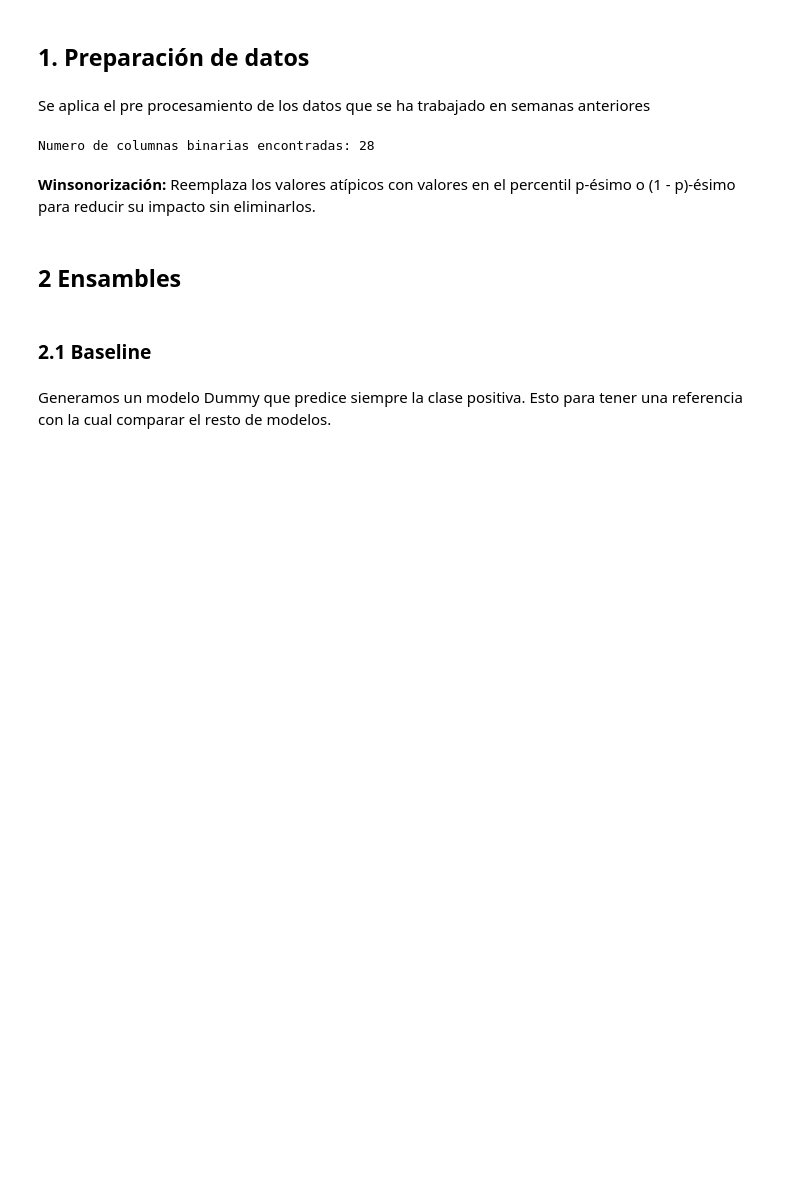
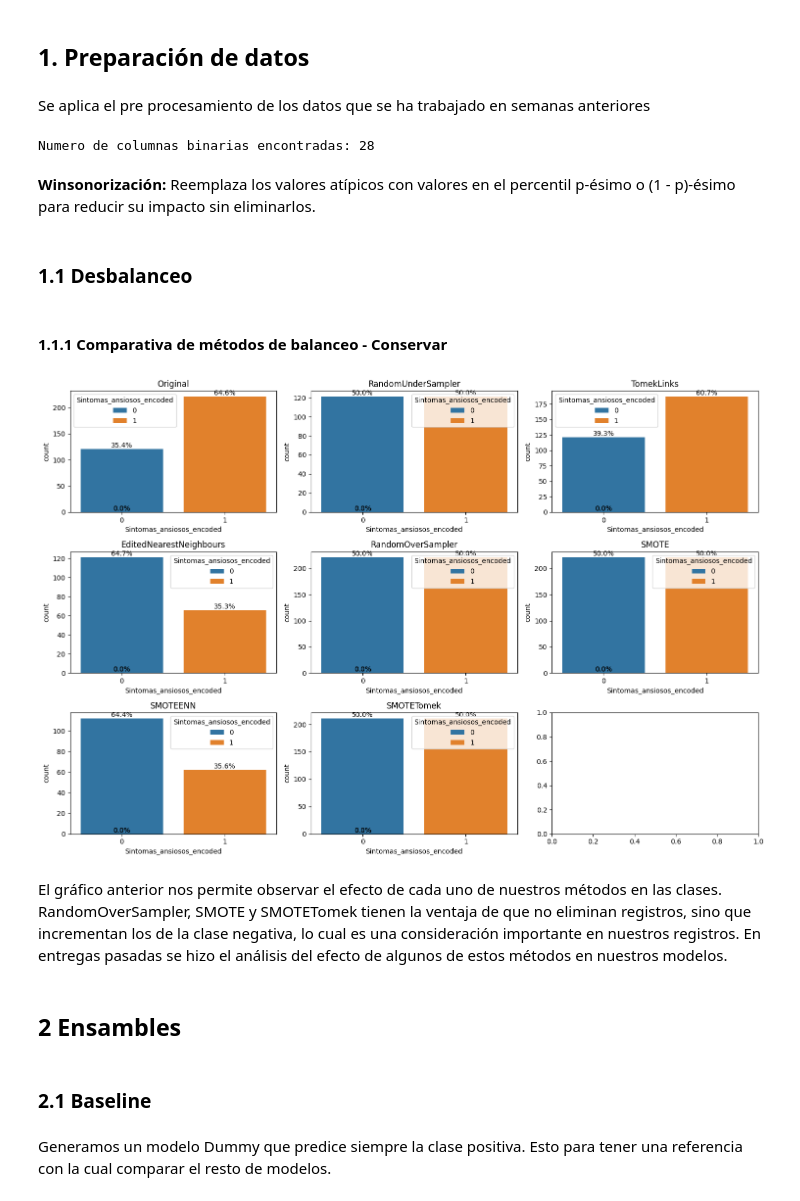
Before and after one commit to daniela-estevez/ProyectoIntegrador, a Jupyter notebook: Avance5_13Equipo.ipynb, the cells around one changed output. Cells and saved outputs as stored; diff of their text form; code cells hidden in the pictures; blank space fills up the shorter version.

```diff
--- a/Avance5_13Equipo.ipynb
+++ b/Avance5_13Equipo.ipynb
@@ -224,3 +233,53 @@ df_TC_encoded = pd.get_dummies(df_TC_encoded, columns=cat_no_orginales, drop_fir
+# %% [markdown]
+### 1.1 Desbalanceo
+# %% [markdown]
+#### 1.1.1 Comparativa de métodos de balanceo - Conservar
+# %%
+# Balanceo del dataset
+
+# Crear un DataFrame con Xtv1 y ytv1
+df_train = pd.concat([Xtv1, ytv1], axis=1)
+
+models = [
+    ('Original', df_train),
+    ('RandomUnderSampler', RandomUnderSampler(sampling_strategy='auto')),
+    ('TomekLinks', TomekLinks(sampling_strategy='auto')),
+    ('EditedNearestNeighbours', EditedNearestNeighbours(sampling_strategy='auto')),
+    ('RandomOverSampler', RandomOverSampler(sampling_strategy='auto')),
+    ('SMOTE', SMOTE(sampling_strategy='auto')),
+    ('SMOTEENN', SMOTEENN(sampling_strategy='auto')),
+    ('SMOTETomek', SMOTETomek(sampling_strategy='auto')),
+]
+
+fig, ax = plt.subplots(3, 3, figsize=(15, 10))
+ax = ax.ravel()
+
+for i, (name, model) in enumerate(models):
+    if name == 'Original':
+        data = df_train
+    else:
+        data = df_train.copy()
+
+        # ajusta el modelo
+        Xr, yr = model.fit_resample(data.drop(columns='Sintomas_ansiosos_encoded'), data['Sintomas_ansiosos_encoded'])
+        data = pd.concat([Xr, yr], axis=1)
+
+    sns.countplot(data=data, x='Sintomas_ansiosos_encoded', ax=ax[i], hue='Sintomas_ansiosos_encoded')
+    # calcula el porcentaje
+    total = len(data)
+    for p in ax[i].patches:
+        percentage = '{:.1f}%'.format(100 * p.get_height() / total)
+        x = p.get_x() + p.get_width() / 2
+        y = p.get_height()
+        ax[i].annotate(percentage, (x, y), ha='center', va='bottom')
+    ax[i].set_title(name)
+
+plt.tight_layout()
+plt.show()
+# %% [output]
+[figure, added]
+# %% [markdown]
+El gráfico anterior nos permite observar el efecto de cada uno de nuestros métodos en las clases. RandomOverSampler, SMOTE y SMOTETomek tienen la ventaja de que no eliminan registros, sino que incrementan los de la clase negativa, lo cual es una consideración importante en nuestros registros. En entregas pasadas se hizo el análisis del efecto de algunos de estos métodos en nuestros modelos.
 # %% [markdown]
 ## **2 Ensambles**
 # %% [markdown]
```
Also changed, not shown: parts of 19 cells of this notebook.
